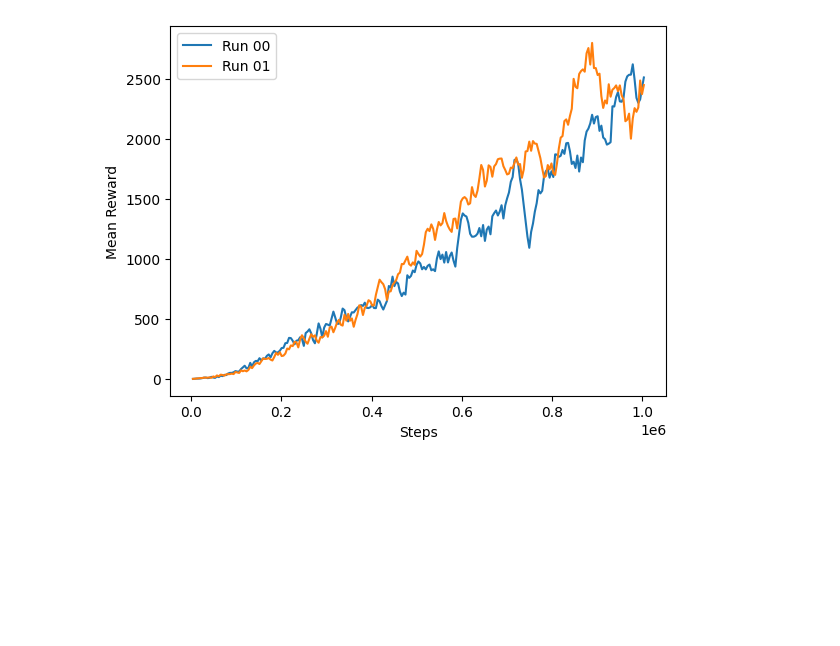
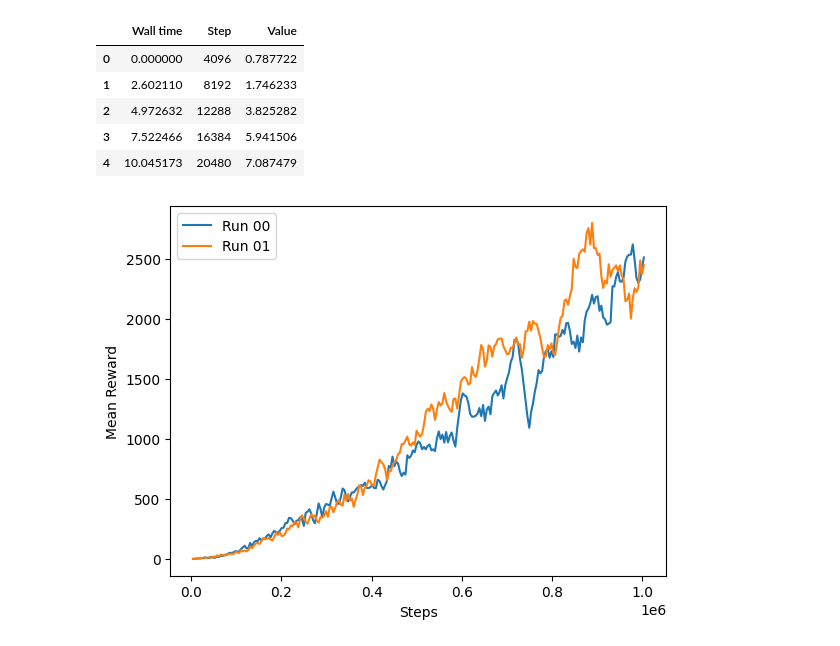
Before and after one commit to visuallization/rl_master_thesis_evaluation, a Jupyter notebook: upper_lower_bounds.ipynb, the cells around one changed output. Drawn from its saved outputs; the diff is of its cells as text; code cells hidden in the pictures; blank space fills up the shorter version.

```diff
--- a/upper_lower_bounds.ipynb
+++ b/upper_lower_bounds.ipynb
@@ -26 +24,10 @@ godot_sb3_01.head()
+# %%
+data_frames[1].head()
+# %% [output]
+|  | Wall time | Step | Value |
+| 0 | 0.000000 | 4096 | 0.787722 |
+| 1 | 2.602110 | 8192 | 1.746233 |
+| 2 | 4.972632 | 12288 | 3.825282 |
+| 3 | 7.522466 | 16384 | 5.941506 |
+| 4 | 10.045173 | 20480 | 7.087479 |
 # %%
```
Also changed, not shown: parts of 12 cells of this notebook.
